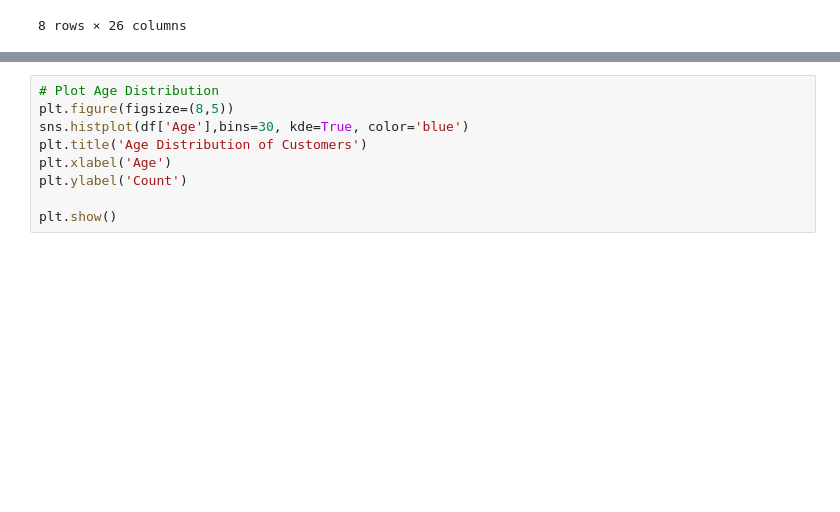
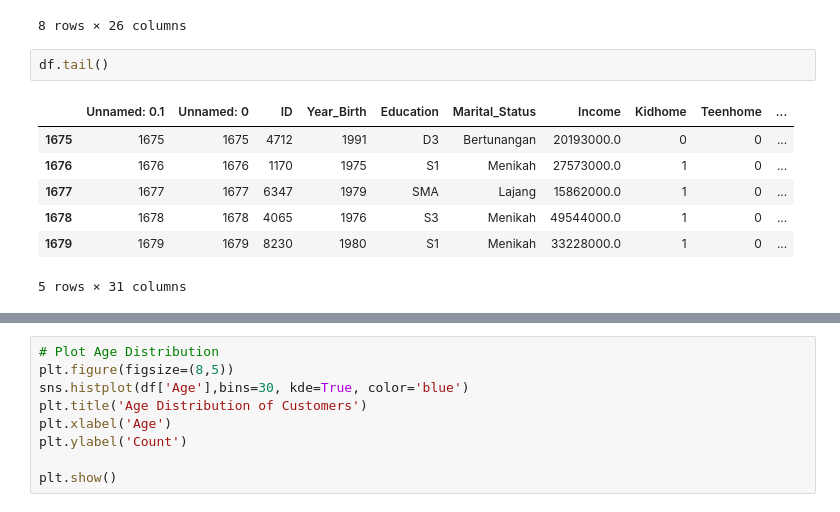
Before and after one commit to gowthamav007/sample-customer-analysis, a Jupyter notebook: Customer_Analysis.ipynb, the cells around one changed output, grey strips where cells are left out. Drawn from its saved outputs; the diff is of its cells as text; blank space fills up the shorter version.

```diff
--- a/Customer_Analysis.ipynb
+++ b/Customer_Analysis.ipynb
@@ -53,6 +55,16 @@ df.describe()
 | 75% | 8370.750000 | 1977.000000 | 6.812200e+07 | 1.000000 | 1.000000 | 74.000000 | 4.942500e+05 | 32000.000000 | 2.322500e+05 | ... |
 | max | 11191.000000 | 1996.000000 | 1.623970e+08 | 2.000000 | 2.000000 | 99.000000 | 1.492000e+06 | 199000.000000 | 1.725000e+06 | ... |
 8 rows × 26 columns
+# %%
+df.tail()
+# %% [output]
+|  | Unnamed: 0.1 | Unnamed: 0 | ID | Year_Birth | Education | Marital_Status | Income | Kidhome | Teenhome | ... |
+| 1675 | 1675 | 1675 | 4712 | 1991 | D3 | Bertunangan | 20193000.0 | 0 | 0 | ... |
+| 1676 | 1676 | 1676 | 1170 | 1975 | S1 | Menikah | 27573000.0 | 1 | 0 | ... |
+| 1677 | 1677 | 1677 | 6347 | 1979 | SMA | Lajang | 15862000.0 | 1 | 0 | ... |
+| 1678 | 1678 | 1678 | 4065 | 1976 | S3 | Menikah | 49544000.0 | 1 | 0 | ... |
+| 1679 | 1679 | 1679 | 8230 | 1980 | S1 | Menikah | 33228000.0 | 1 | 0 | ... |
+5 rows × 31 columns
 # %%
 df.dtypes
 # %% [output]
```
Also changed, not shown: parts of 10 cells of this notebook.
